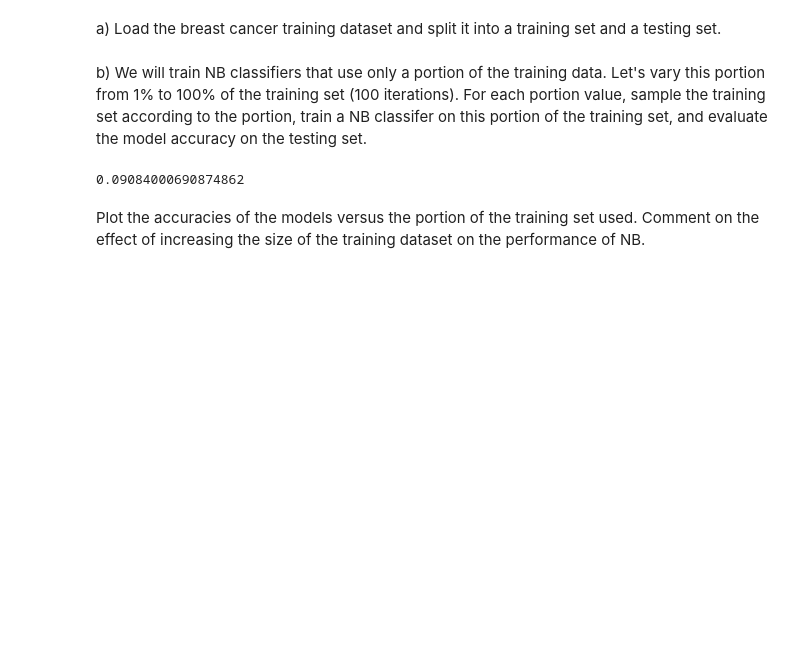
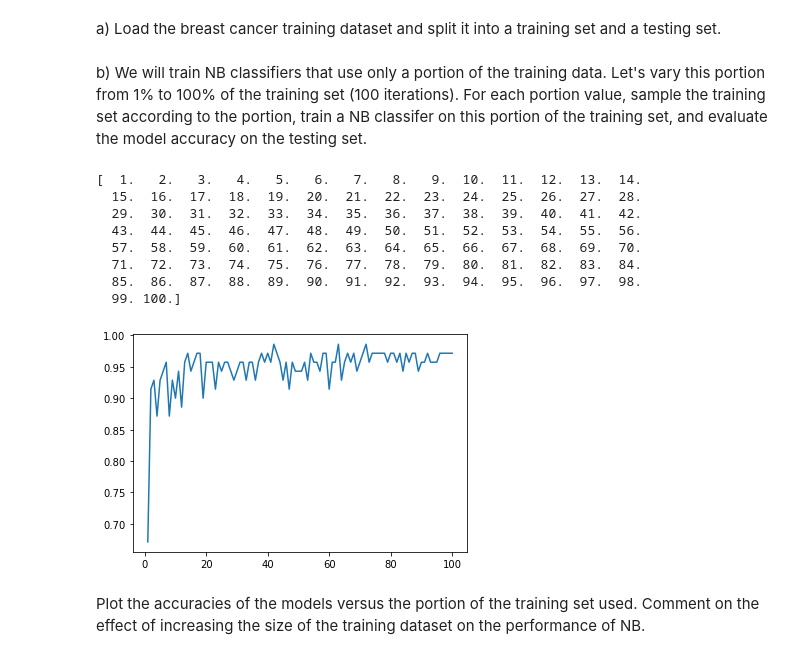
Before and after one commit to skiteskopes/pstat190dd_hw2, a Jupyter notebook: HW2.ipynb, the cells around one changed output. Drawn from its saved outputs; the diff is of its cells as text; code cells hidden in the pictures; blank space fills up the shorter version.

```diff
--- a/HW2.ipynb
+++ b/HW2.ipynb
@@ -240,11 +240,11 @@ def predict(X_test):
 # %% [markdown]
 Predict the label of all the instances in the test dataset, calculate and print out the accuracy.
 # %%
-mytrain = train.transpose().to_dict()
+mytest = test.transpose().to_dict()
 good = 0
 bad = 0
-for x in mytrain.keys():
-    temp = mytrain[x]
+for x in mytest.keys():
+    temp = mytest[x]
     truth = str(temp[9])
     templist = []
     for y in range(9):
@@ -396,13 +397,63 @@ train = train.transpose().to_dict()
 test = test.transpose().to_dict()
 # %% [markdown]
 b) We will train NB classifiers that use only a portion of the training data. Let's vary this portion from 1% to 100% of the training set (100 iterations). For each portion value, sample the training set according to the portion, train a NB classifer on this portion of the training set, and evaluate the model accuracy on the testing set.
-# %%
-from sklearn.naive_bayes import MultinomialNB
-import random
-random_percentage = random.uniform(0.01,1)
-print(random_percentage)
-# %% [output]
-0.09084000690874862
+# %%
+from sklearn.naive_bayes import MultinomialNB
+import random
+import matplotlib.pyplot as plt
+percentage = 0.01
+testlength = len(test)
+accuracy = []
+for i in range(100):
+    model = MultinomialNB()
+    trainkeys = list(train.keys())
+    datalength = len(trainkeys)
+    partitionX = []
+    labelY = []
+    amount = int(datalength*percentage)
+    for j in range(amount):
+        temp = int(random.uniform(0,datalength-1))
+        partitionX.append(list(train[trainkeys[temp]].values())[0:9])
+        labelY.append(list(train[trainkeys[temp]].values())[9])
+        trainkeys.pop(temp)
+        datalength = len(trainkeys)
+
+    partitionX = np.matrix(partitionX)
+    model.fit(partitionX, labelY)
+    #testing for AIDS here
+    good = 0
+    bad = 0
+    testX = []
+    testY = []
+    for k in list(test.keys()):
+        testX.append(list(test[k].values())[0:9])
+        testY.append(list(test[k].values())[9])
+    testX = np.matrix(testX)
+    predictions = model.predict(testX)
+    for k in range(len(testX)):
+        if str(predictions[k]) == str(testY[k]):
+            good += 1
+        else:
+            bad += 1
+    #print(good/(good+bad))
+    accuracy.append(good/(good+bad))
+    percentage += 0.01
+#plot
+x = np.linspace(1, 100, num=100)
+y = accuracy
+print(x)
+plt.plot(x,y)
+plt.show()
+# %% [output]
+[  1.   2.   3.   4.   5.   6.   7.   8.   9.  10.  11.  12.  13.  14.
+  15.  16.  17.  18.  19.  20.  21.  22.  23.  24.  25.  26.  27.  28.
+  29.  30.  31.  32.  33.  34.  35.  36.  37.  38.  39.  40.  41.  42.
+  43.  44.  45.  46.  47.  48.  49.  50.  51.  52.  53.  54.  55.  56.
+  57.  58.  59.  60.  61.  62.  63.  64.  65.  66.  67.  68.  69.  70.
+  71.  72.  73.  74.  75.  76.  77.  78.  79.  80.  81.  82.  83.  84.
+  85.  86.  87.  88.  89.  90.  91.  92.  93.  94.  95.  96.  97.  98.
+  99. 100.]
+[figure, added]
 # %% [markdown]
 Plot the accuracies of the models versus the portion of the training set used. Comment on the effect of increasing the size of the training dataset on the performance of NB.
 # %% [markdown]
```
Also changed, not shown: parts of 3 cells of this notebook.
